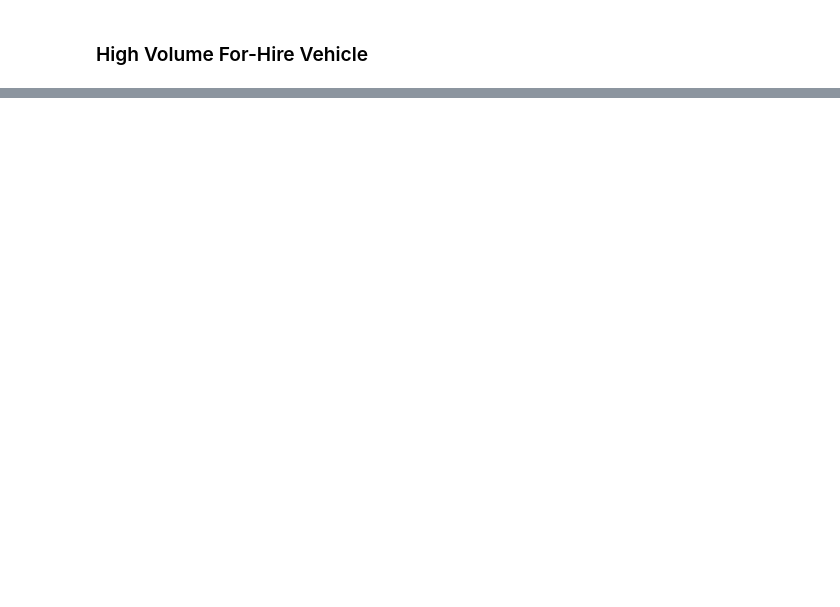
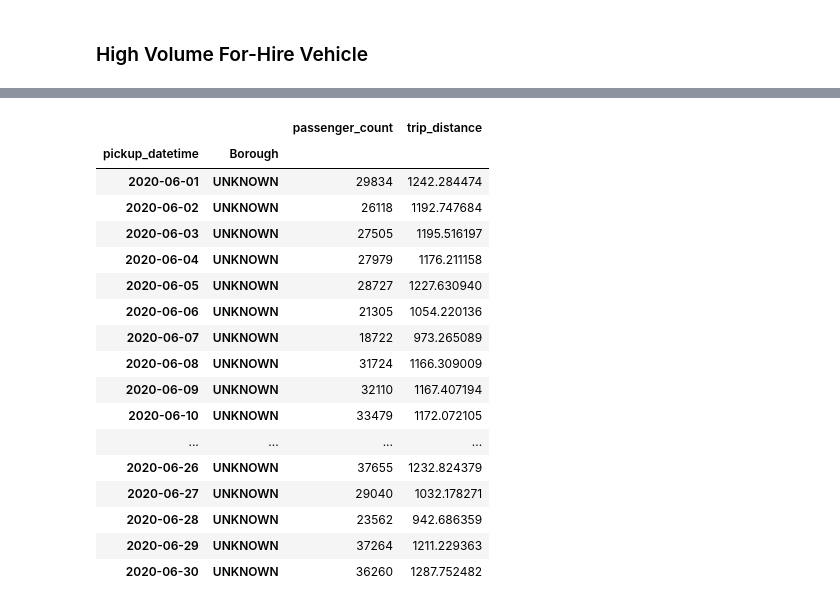
Before and after one commit to sujeongcha/TimeSeries-Transporation-and-Covid19, a Jupyter notebook: taxi_data_crawling.ipynb, the cells around one changed output, grey strips where cells are left out. Saved outputs shown, nothing was run; the diff lists cells and outputs as text; code cells hidden in the pictures; blank space fills up the shorter version.

```diff
--- a/taxi_data_crawling.ipynb
+++ b/taxi_data_crawling.ipynb
@@ -187,0 +299,41 @@ print(">>> DONE! :)")
+# %%
+fhv_202006_csv['passenger_count'] = 1
+# %%
+trip_duration = []
+if 'dropoff_datetime' in fhv_202006_csv.columns:
+    for x, y in zip(fhv_202006_csv['pickup_datetime'], fhv_202006_csv['dropoff_datetime']):
+        try:
+            delta = (pd.to_datetime(y)-pd.to_datetime(x)).total_seconds()
+        except:
+            delta = 0
+        trip_duration.append(delta)
+    fhv_202006_csv['trip_distance'] = trip_duration
+else:
+    fhv_202006_csv['trip_distance'] = 0
+# %%
+fhv_202006_csv['Borough'] = 'UNKNOWN'
+# %%
+fhv_202006_csv = fhv_202006_csv[['pickup_datetime', 'passenger_count', 'trip_distance', 'Borough']]
+fhv_202006_csv['pickup_datetime'] = pd.to_datetime(fhv_202006_csv['pickup_datetime'])
+fhv_202006_csv = fhv_202006_csv.groupby(by=[fhv_202006_csv['pickup_datetime'].dt.date, 'Borough']).agg({'passenger_count': 'sum', 'trip_distance': 'mean'})
+# %%
+fhv_202006_csv
+# %% [output]
+|  |  | passenger_count | trip_distance |
+| pickup_datetime | Borough |  |  |
+| 2020-06-01 | UNKNOWN | 29834 | 1242.284474 |
+| 2020-06-02 | UNKNOWN | 26118 | 1192.747684 |
+| 2020-06-03 | UNKNOWN | 27505 | 1195.516197 |
+| 2020-06-04 | UNKNOWN | 27979 | 1176.211158 |
+| 2020-06-05 | UNKNOWN | 28727 | 1227.630940 |
+| 2020-06-06 | UNKNOWN | 21305 | 1054.220136 |
+| 2020-06-07 | UNKNOWN | 18722 | 973.265089 |
+| 2020-06-08 | UNKNOWN | 31724 | 1166.309009 |
+| 2020-06-09 | UNKNOWN | 32110 | 1167.407194 |
+| 2020-06-10 | UNKNOWN | 33479 | 1172.072105 |
+| ... | ... | ... | ... |
+| 2020-06-26 | UNKNOWN | 37655 | 1232.824379 |
+| 2020-06-27 | UNKNOWN | 29040 | 1032.178271 |
+| 2020-06-28 | UNKNOWN | 23562 | 942.686359 |
+| 2020-06-29 | UNKNOWN | 37264 | 1211.229363 |
+| 2020-06-30 | UNKNOWN | 36260 | 1287.752482 |
```
Also changed, not shown: parts of 13 cells of this notebook.
